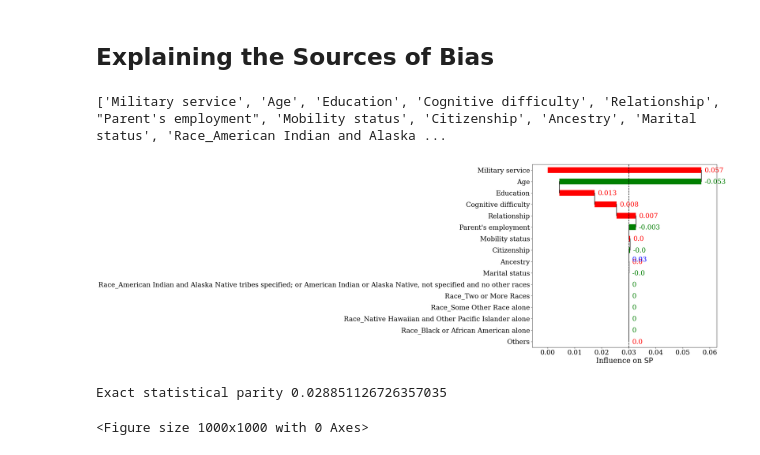
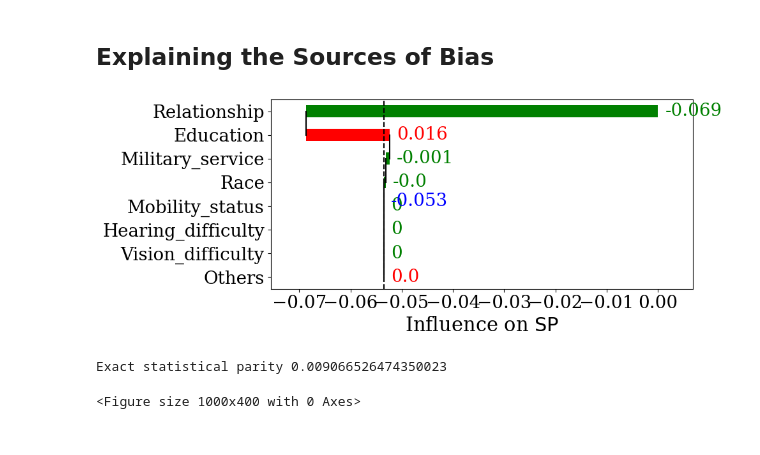
Before and after one commit to bishwamittra/script_tutorial_fairness, a Jupyter notebook: folktables.ipynb, the cells around one changed output. Drawn from its saved outputs; the diff is of its cells as text; code cells hidden in the pictures.

```diff
--- a/folktables.ipynb
+++ b/folktables.ipynb
@@ -313,7 +406,7 @@ y_trans_test = dataset_transf_test['target']
 # %% [markdown]
 Training after fairness repair
 # %%
-model_trans = LogisticRegression(solver='lbfgs', max_iter=10000)
+model_trans, model_trans_name = LogisticRegression(solver='lbfgs', max_iter=10000), "lr"
 model_trans.fit(X_trans_train, y_trans_train, sample_weight= binary_label_dataset_trans_train.instance_weights)
 # %% [output]
 LogisticRegression(max_iter=10000)
@@ -365,23 +415,27 @@ Justicia
 # %% [markdown]
 ## Explaining the Sources of Bias
 # %%
-fairXplainer = FairXplainer(model_trans, X_trans_test, ['Sex'])
-fairXplainer.compute(maxorder=1, spline_intervals=3, verbose=False, cpu_time=800)
+fairXplainer_trans = FairXplainer(model_trans, X_trans_test, ['Sex'])
+fairXplainer_trans.compute(maxorder=1, spline_intervals=6, verbose=False, maxiter=10, cpu_time=1000)
 # %%
-# result = fairXplainer.get_weights()
+k = 7
+fairXplainer_trains_result = fairXplainer_trans.get_top_k_weights(k=k)
 
-# fontsize = 22
-# labelsize = 20
+plt = fif_plot(fairXplainer_trains_result,
+               draw_waterfall=True,
+               labelsize=labelsize,
+               figure_size=(10,4),
+               text_y_pad=0.2,
+               xlim=None,
+               result_x_pad=0.02,
+               x_label="Influence on " + r"$ \mathsf{SP} $"
+        )
+plt.tight_layout()
+plt.show()
+plt.clf()
 
-# plt = fif_plot(result,
-#                 draw_waterfall=True,
-#                 labelsize=labelsize,
-#                 figure_size=(10,10),
-#                 text_y_pad=0.2,
-#                 xlim=None,
-#                 result_y_location=0.6,
-#                 x_label="Influence on " + r"$ \mathsf{SP} $"
-#             )
-# plt.show()
-# plt.clf()
-# print("Exact statistical parity", fairXplainer.statistical_parity_sample())
+print("Exact statistical parity", fairXplainer_trans.statistical_parity_sample())
+# %% [output]
+[figure, added]
+Exact statistical parity 0.009066526474350023
+<Figure size 1000x400 with 0 Axes>
@@ -419,23 +441,0 @@ def good_name(result):
-# %%
-k = 15
-result = fairXplainer.get_top_k_weights(k=k)
-
-plt = fif_plot(good_name(result),
-               draw_waterfall=True,
-               labelsize=labelsize,
-               figure_size=(10,10),
-               text_y_pad=0.2,
-               xlim=None,
-               result_x_pad=0.02,
-               x_label="Influence on " + r"$ \mathsf{SP} $"
-        )
-plt.tight_layout()
-plt.show()
-plt.clf()
-
-print("Exact statistical parity", fairXplainer.statistical_parity_sample())
-# %% [output]
-['Military service', 'Age', 'Education', 'Cognitive difficulty', 'Relationship', "Parent's employment", 'Mobility status', 'Citizenship', 'Ancestry', 'Marital status', 'Race_American Indian and Alaska ...
-[figure, removed]
-Exact statistical parity 0.028851126726357035
-<Figure size 1000x1000 with 0 Axes>
```
Also changed, not shown: parts of 23 cells of this notebook, 8 other files.
